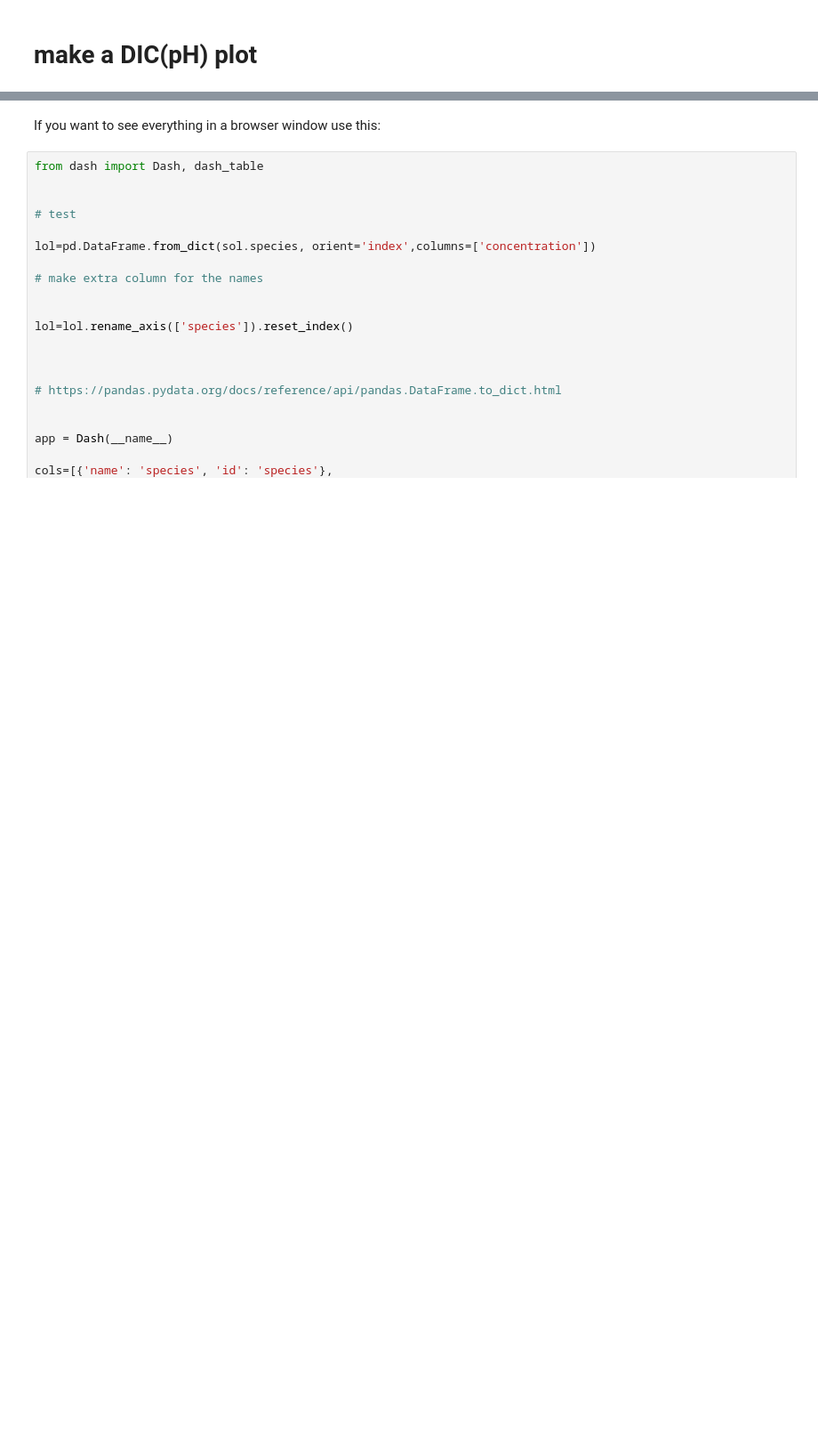
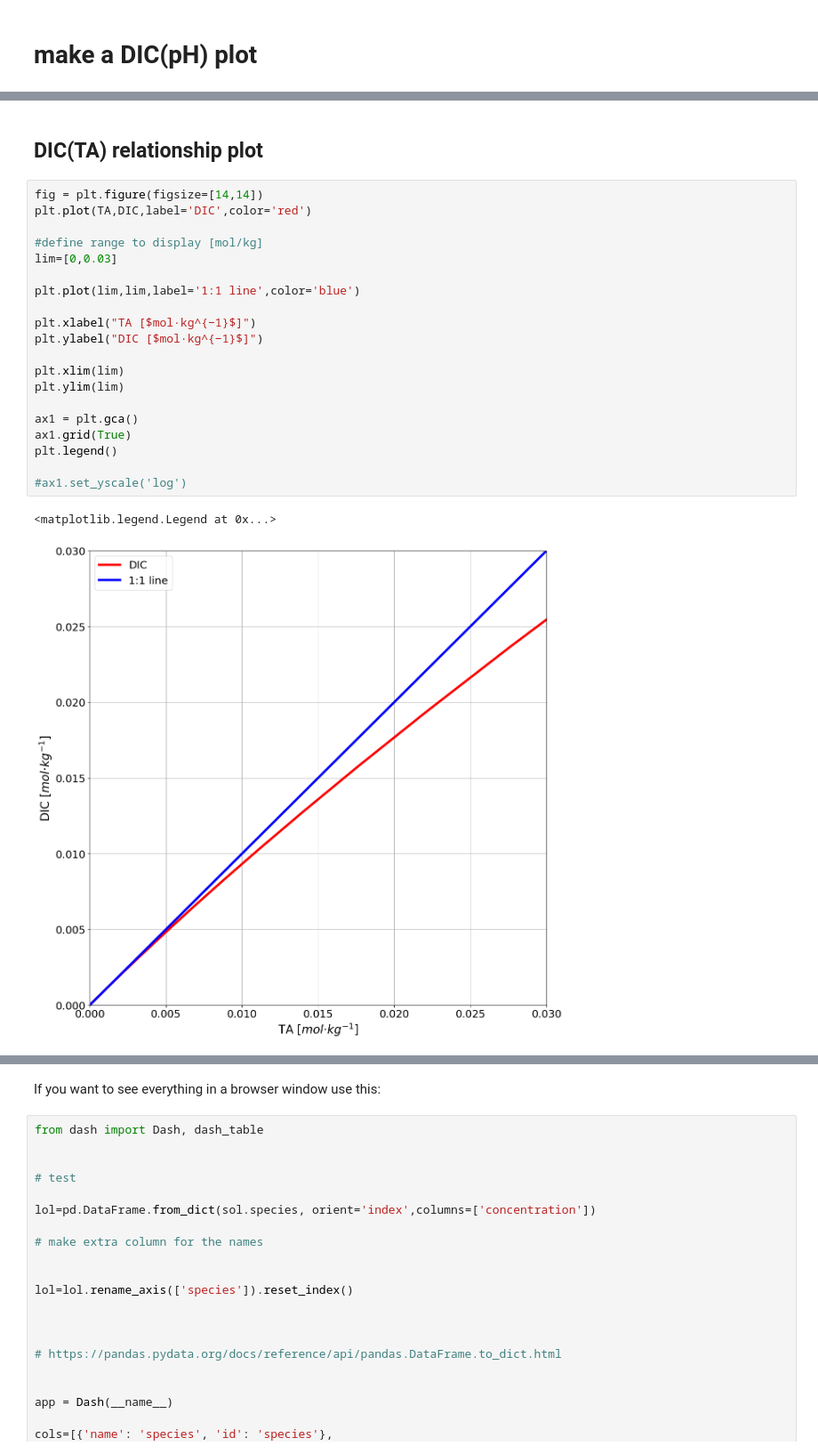
Before and after one commit to 5ir-Lancelot/phreeqpython_fun, a Jupyter notebook: simple_notebook.ipynb, the cells around one changed output, grey strips where cells are left out. Shown at 89% size. Cells and saved outputs as stored; diff of their text form; blank space fills up the shorter version.

```diff
--- a/simple_notebook.ipynb
+++ b/simple_notebook.ipynb
@@ -246,0 +253,25 @@ No artists with labels found to put in legend.  Note that artists whose label st
+# %% [markdown]
+## DIC(TA) relationship plot
+# %%
+fig = plt.figure(figsize=[14,14])
+plt.plot(TA,DIC,label='DIC',color='red')
+
+#define range to display [mol/kg]
+lim=[0,0.03]
+
+plt.plot(lim,lim,label='1:1 line',color='blue')
+
+plt.xlabel("TA [$mol·kg^{−1}$]")
+plt.ylabel("DIC [$mol·kg^{−1}$]")
+
+plt.xlim(lim)
+plt.ylim(lim)
+
+ax1 = plt.gca()
+ax1.grid(True)
+plt.legend()
+
+#ax1.set_yscale('log')
+# %% [output]
+<matplotlib.legend.Legend at 0x...>
+[figure, added]
```
Also changed, not shown: parts of 4 cells of this notebook.
